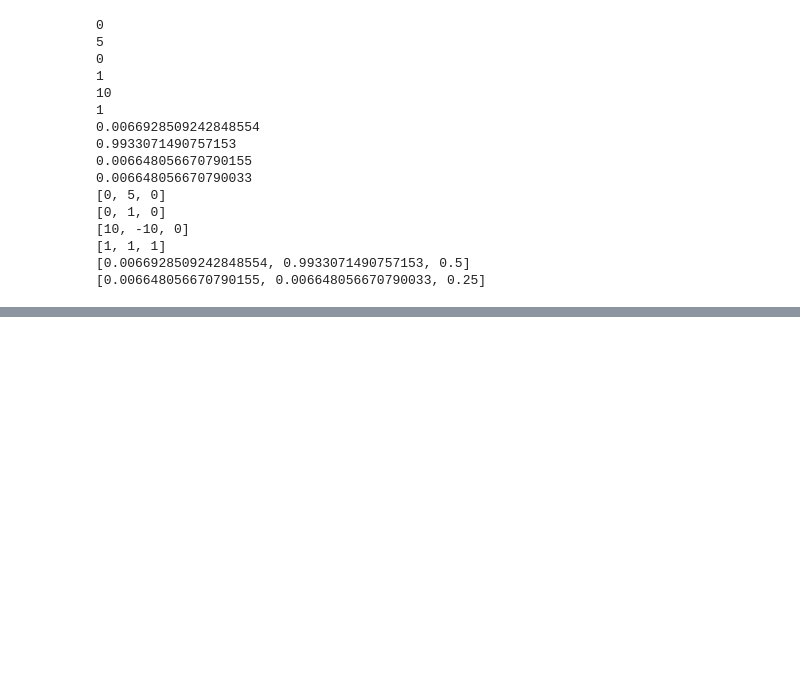
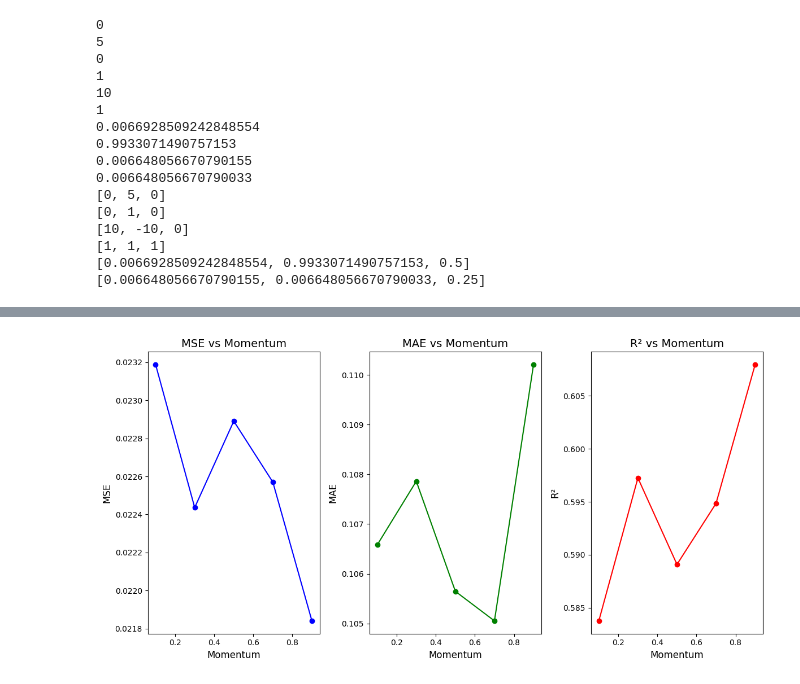
Before and after one commit to ero2003730/MLP-From-Scratch, a Jupyter notebook: Ex1_MLP.ipynb, the cells around one changed output, grey strips where cells are left out. Saved outputs shown, nothing was run; the diff lists cells and outputs as text; code cells hidden in the pictures; blank space fills up the shorter version.

```diff
--- a/Ex1_MLP.ipynb
+++ b/Ex1_MLP.ipynb
@@ -2117,0 +729,31 @@ R² Score: -0.005951
+# %%
+df_results_momentum = pd.DataFrame(results_momentum)
+
+# Plotar os gráficos das métricas
+plt.figure(figsize=(12, 6))
+
+# MSE
+plt.subplot(131)
+plt.plot(df_results_momentum['Momentum'], df_results_momentum['MSE'], marker='o', color='blue')
+plt.title("MSE vs Momentum", fontsize=14)
+plt.xlabel("Momentum", fontsize=12)
+plt.ylabel("MSE", fontsize=12)
+
+# MAE
+plt.subplot(132)
+plt.plot(df_results_momentum['Momentum'], df_results_momentum['MAE'], marker='o', color='green')
+plt.title("MAE vs Momentum", fontsize=14)
+plt.xlabel("Momentum", fontsize=12)
+plt.ylabel("MAE", fontsize=12)
+
+# R²
+plt.subplot(133)
+plt.plot(df_results_momentum['Momentum'], df_results_momentum['R²'], marker='o', color='red')
+plt.title("R² vs Momentum", fontsize=14)
+plt.xlabel("Momentum", fontsize=12)
+plt.ylabel("R²", fontsize=12)
+
+plt.tight_layout()
+plt.show()
+# %% [output]
+[figure, added]
```
Also changed, not shown: parts of 57 cells of this notebook.
